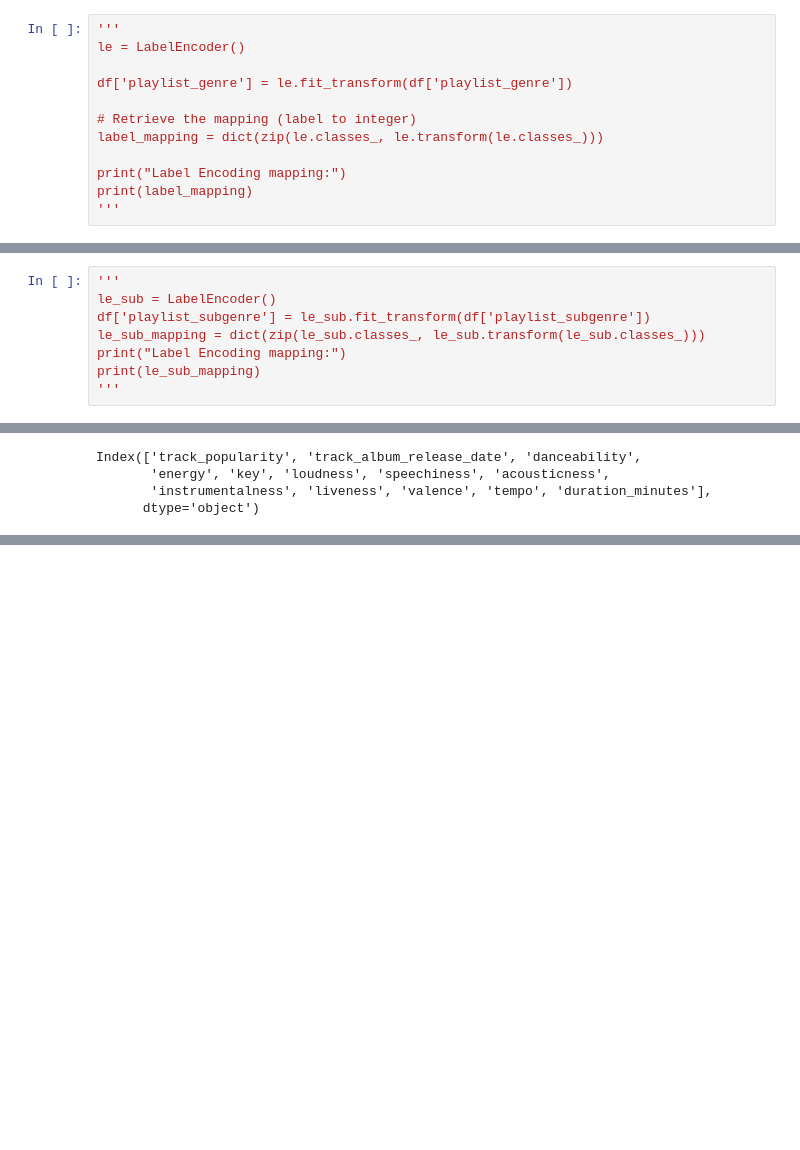
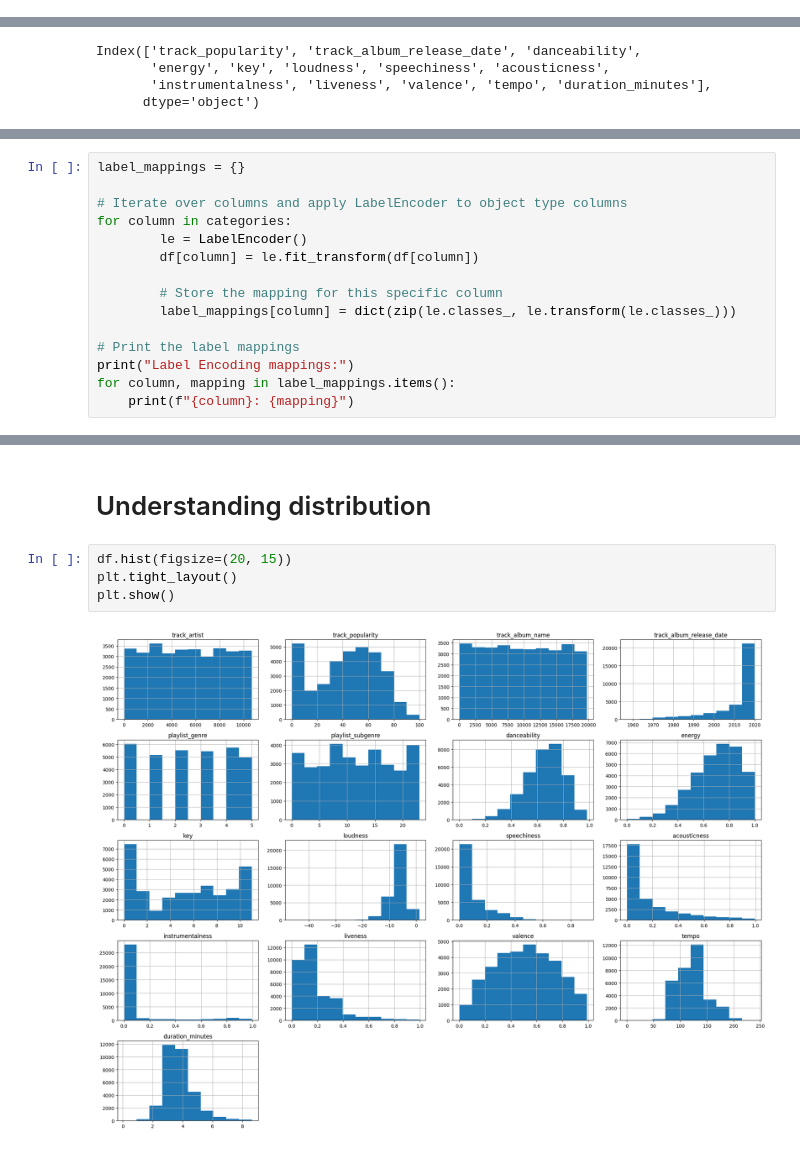
Before and after one commit to riwanahas/runreco, a Jupyter notebook: spotify_reco/models/spotify_reco_model_1.ipynb, the cells around one changed output, grey strips where cells are left out. Drawn from its saved outputs; the diff is of its cells as text; blank space fills up the shorter version.

```diff
--- a/spotify_reco/models/spotify_reco_model_1.ipynb
+++ b/spotify_reco/models/spotify_reco_model_1.ipynb
@@ -124,15 +128,3 @@ valence                            float64
 tempo                              float64
 duration_ms                          int64
 dtype: object
-# %%
-'''
-le = LabelEncoder()
-
-df['playlist_genre'] = le.fit_transform(df['playlist_genre'])
-
-# Retrieve the mapping (label to integer)
-label_mapping = dict(zip(le.classes_, le.transform(le.classes_)))
-
-print("Label Encoding mapping:")
-print(label_mapping)
-'''
@@ -141,8 +130,0 @@ print(label_mapping)
-# %%
-'''
-le_sub = LabelEncoder()
-df['playlist_subgenre'] = le_sub.fit_transform(df['playlist_subgenre'])
-le_sub_mapping = dict(zip(le_sub.classes_, le_sub.transform(le_sub.classes_)))
-print("Label Encoding mapping:")
-print(le_sub_mapping)
-'''
@@ -233,0 +219,15 @@ Index(['track_popularity', 'track_album_release_date', 'danceability',
+# %%
+label_mappings = {}
+
+# Iterate over columns and apply LabelEncoder to object type columns
+for column in categories:
+        le = LabelEncoder()
+        df[column] = le.fit_transform(df[column])
+
+        # Store the mapping for this specific column
+        label_mappings[column] = dict(zip(le.classes_, le.transform(le.classes_)))
+
+# Print the label mappings
+print("Label Encoding mappings:")
+for column, mapping in label_mappings.items():
+    print(f"{column}: {mapping}")
@@ -233,0 +316,8 @@ Index(['track_popularity', 'track_album_release_date', 'danceability',
+# %% [markdown]
+# Understanding distribution
+# %%
+df.hist(figsize=(20, 15))
+plt.tight_layout()
+plt.show()
+# %% [output]
+[figure, added]
```
Also changed, not shown: parts of 12 cells of this notebook.
